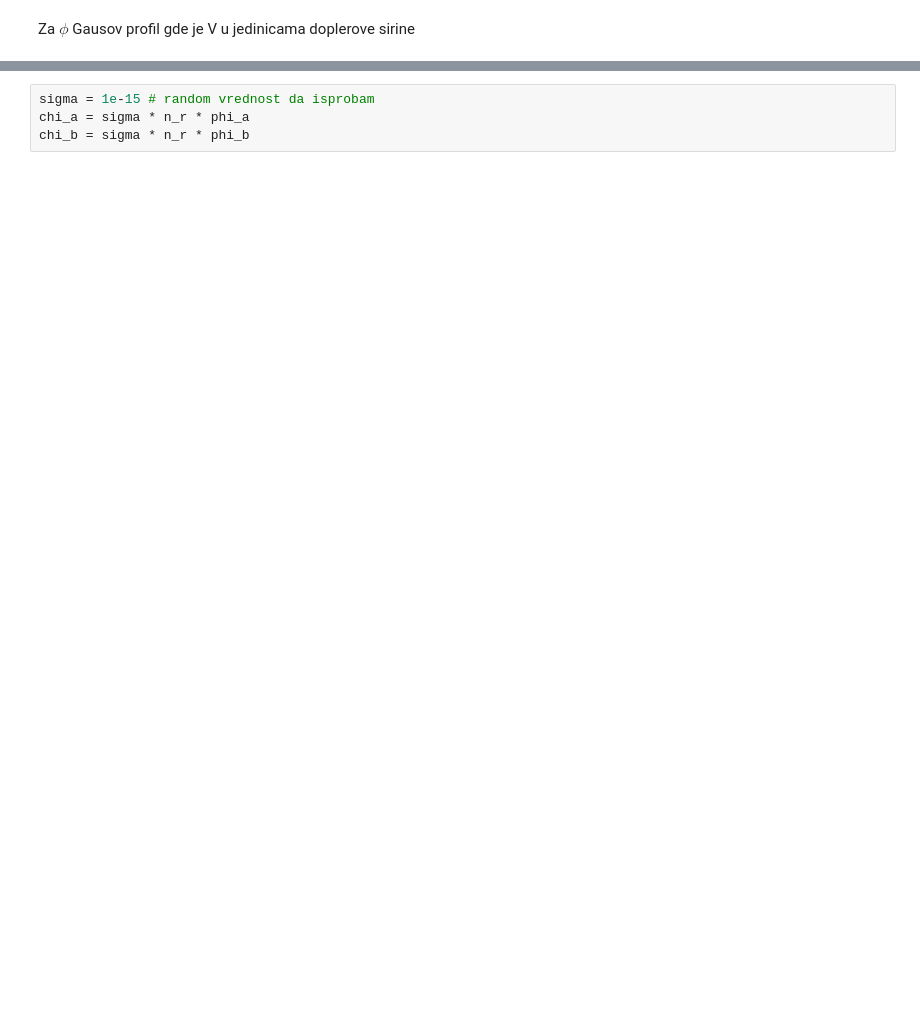
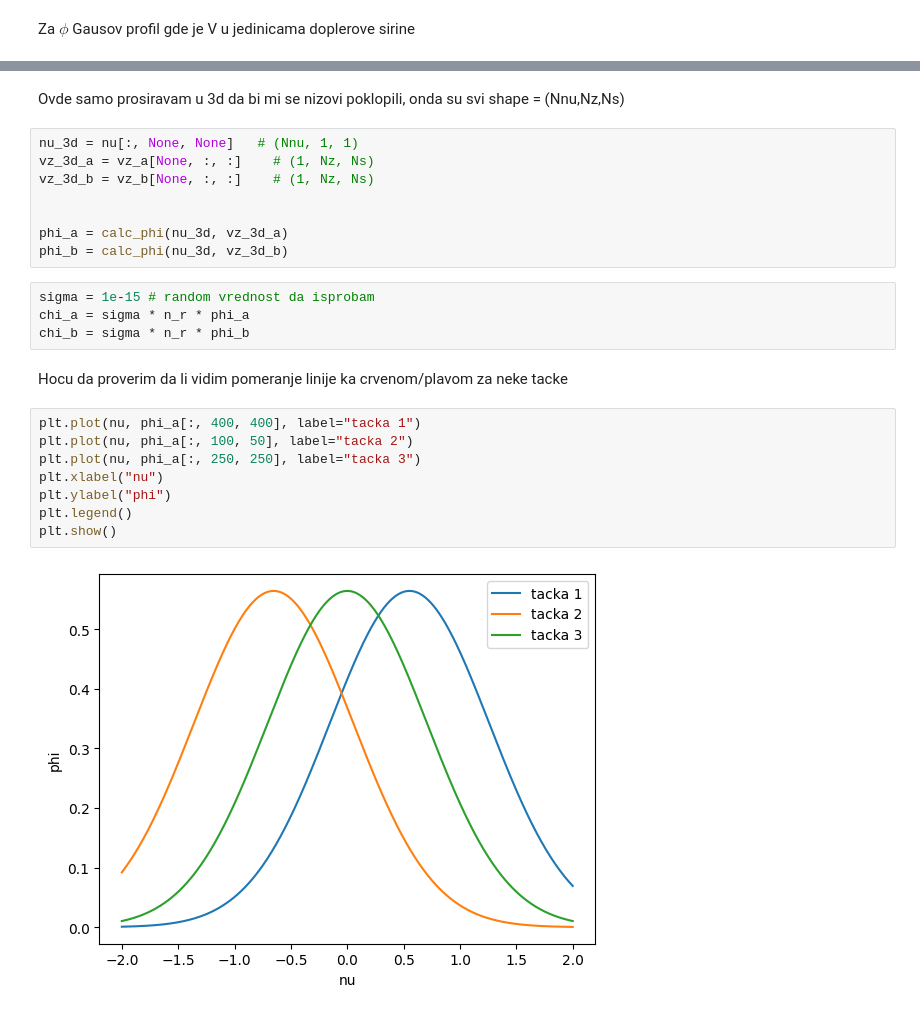
Before and after one commit to nmmladenovic-tech/moving_atmospheres_exercises, a Jupyter notebook: domaci.ipynb, the cells around one changed output, grey strips where cells are left out. Drawn from its saved outputs; the diff is of its cells as text; blank space fills up the shorter version.

```diff
--- a/domaci.ipynb
+++ b/domaci.ipynb
@@ -185,4 +184,26 @@ phi_b = calc_phi(nu, vz_b)
-# %%
-sigma = 1e-15 # random vrednost da isprobam
-chi_a = sigma * n_r * phi_a
-chi_b = sigma * n_r * phi_b
+# %% [markdown]
+Ovde samo prosiravam u 3d da bi mi se nizovi poklopili, onda su svi shape = (Nnu,Nz,Ns)
+# %%
+nu_3d = nu[:, None, None]   # (Nnu, 1, 1)
+vz_3d_a = vz_a[None, :, :]    # (1, Nz, Ns)
+vz_3d_b = vz_b[None, :, :]    # (1, Nz, Ns)
+
+
+phi_a = calc_phi(nu_3d, vz_3d_a)
+phi_b = calc_phi(nu_3d, vz_3d_b)
+# %%
+sigma = 1e-15 # random vrednost da isprobam
+chi_a = sigma * n_r * phi_a
+chi_b = sigma * n_r * phi_b
+# %% [markdown]
+Hocu da proverim da li vidim pomeranje linije ka crvenom/plavom za neke tacke
+# %%
+plt.plot(nu, phi_a[:, 400, 400], label="tacka 1")
+plt.plot(nu, phi_a[:, 100, 50], label="tacka 2")
+plt.plot(nu, phi_a[:, 250, 250], label="tacka 3")
+plt.xlabel("nu")
+plt.ylabel("phi")
+plt.legend()
+plt.show()
+# %% [output]
+[figure, added]
```
Also changed, not shown: parts of 3 cells of this notebook.
